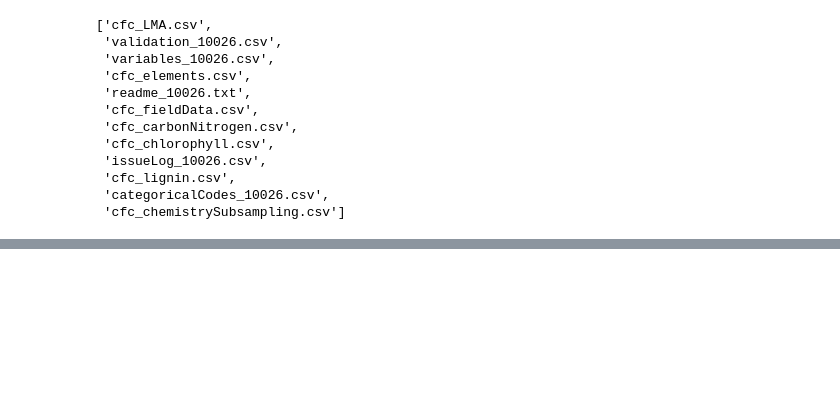
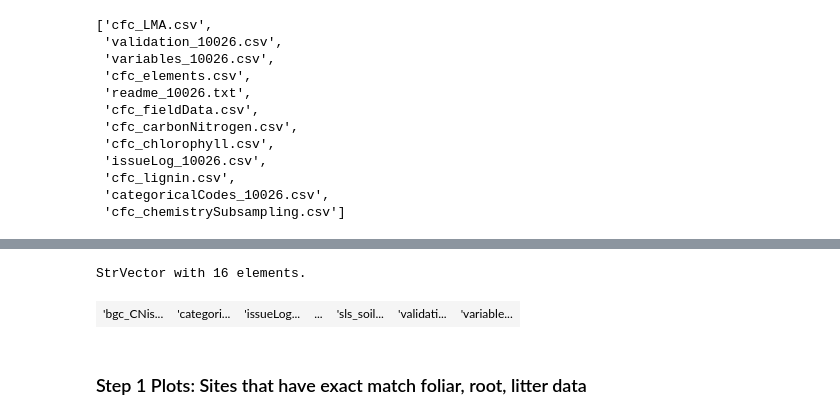
Before and after one commit to emhauser/NEON-Data, a Jupyter notebook: NEON_StoichiometryAnalysis.ipynb, the cells around one changed output, grey strips where cells are left out. Saved outputs shown, nothing was run; the diff lists cells and outputs as text; code cells hidden in the pictures; blank space fills up the shorter version.

```diff
--- a/NEON_StoichiometryAnalysis.ipynb
+++ b/NEON_StoichiometryAnalysis.ipynb
@@ -82,0 +167,5 @@ CNisotopes
+# %%
+SubVars = ["percent_P_litter", "percent_C_litter", "percent_N_litter", "CN_litter", "13C_litter", "15N_litter", "decimalLatitude_x", "decimalLongitude_x", "percent_P_root", "percent_C_root", "percent_N_root", "CN_root", "13C_root", "15N_root"]
+LitterRootCNP = LitterRootCNP[SubVars]
+pandas.set_option("display.max_columns()",None)
+LitterRootCNP
@@ -82,0 +200,3 @@ CNisotopes
+# %%
+SoilDatInitial = neonUtilities.loadByProduct(dpID = "DP1.10047.001", site= ["BONA","DELA","GUAN","HARV","MLBS", "PUUM", "SCBI","SJER","UNDE","WREF"],
+                  package="expanded")
@@ -82,0 +224,3 @@ CNisotopes
+# %%
+SoilDatDistributed = neonUtilities.loadByProduct(dpID = "DP1.10086.001", site= ["BONA","DELA","GUAN","HARV","MLBS", "PUUM", "SCBI","SJER","UNDE","WREF"],
+                  package="expanded")
@@ -82,0 +266,8 @@ CNisotopes
+# %%
+pandas.set_option("display.max_columns()",None)
+SoilDatDistributed.names
+# %% [output]
+StrVector with 16 elements.
+| 'bgc_CNis... | 'categori... | 'issueLog... | ... | 'sls_soil... | 'validati... | 'variable... |
+# %% [markdown]
+### Step 1 Plots: Sites that have exact match foliar, root, litter data
```
Also changed, not shown: parts of 16 cells of this notebook, 6 other files.
